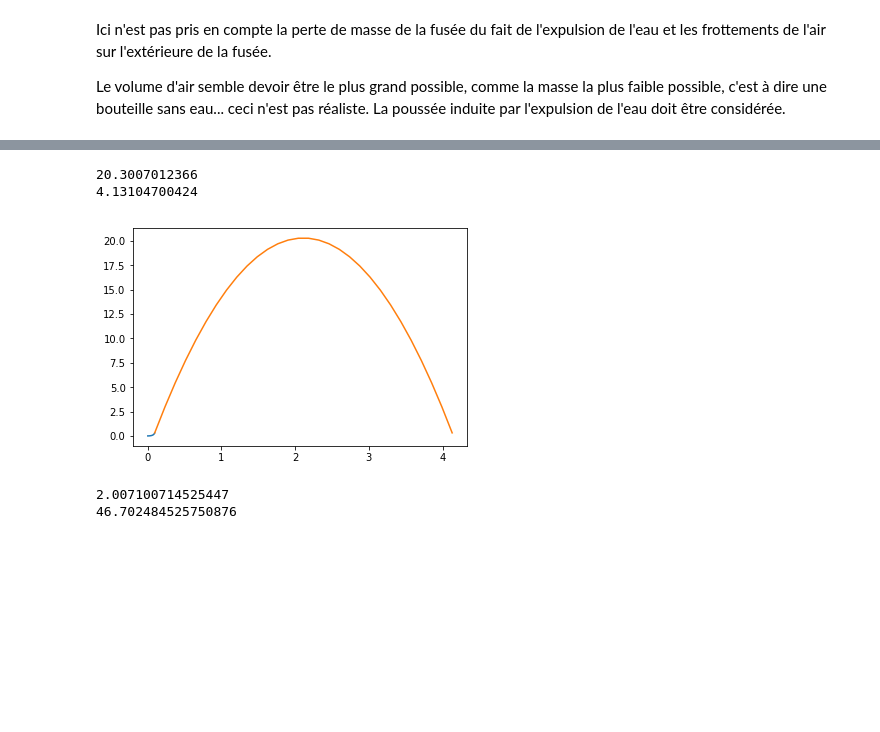
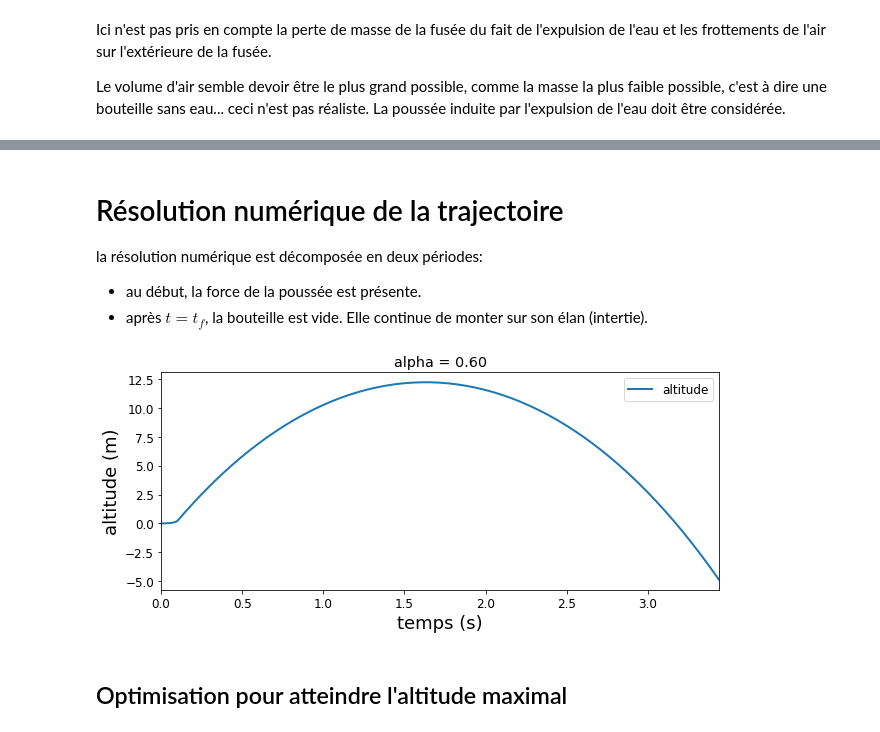
Before and after one commit to xdze2/xdze2.github.io-src, a Jupyter notebook: content/physique/fusee.ipynb, the cells around one changed output, grey strips where cells are left out. Cells and saved outputs as stored; diff of their text form; code cells hidden in the pictures; blank space fills up the shorter version.

```diff
--- a/content/physique/fusee.ipynb
+++ b/content/physique/fusee.ipynb
@@ -274,2 +303,8 @@ integration numérique jusqu'à $t_f$, puis une autre si trainé
+# %% [markdown]
+# Résolution numérique de la trajectoire
+
+la résolution numérique est décomposée en deux périodes:
+- au début, la force de la poussée est présente.
+- après $t=t_f$, la bouteille est vide. Elle continue de monter sur son élan (intertie).
 # %%
 from scipy.integrate import odeint
@@ -302,25 +310,0 @@ sol = odeint( dYdt, y0, t_span, args=(F,)  )
-# %%
-z0, v0 = sol[-1, 0], sol[-1, 1]
-z_max = v0**2/2/F.g + z0
-tf_balistique = 2*v0/F.g + F.tf
-
-print( z_max )
-print( tf_balistique )
-
-t_spanb = np.linspace( F.tf, tf_balistique, 30 )
-y0b = sol[-1, :]
-sol_balistique = odeint( dYdt_balistique, y0b, t_spanb, args=(F,)  )
-# %% [output]
-20.3007012366
-4.13104700424
-# %%
-plt.plot( t_span , sol[:, 0] );
-plt.plot( t_spanb , sol_balistique[:, 0] );
-# %% [output]
-[figure, removed]
-# %%
-print( F.volume )
-print( F.Fp0() )
-# %% [output]
-2.007100714525447
-46.702484525750876
@@ -326,0 +338,48 @@ print( F.Fp0() )
+# %%
+def simulateur( rocket ):
+    ''' Simule le lancement de la fusée
+        retourne le temps, et Y = [position, vitesse]
+    '''
+    N_poussee = 29 # nombre de points
+    Y0 = [0, 0]  # altitude et vitesse initiale
+
+    tempsPoussee = np.linspace( 0, rocket.tf, N_poussee ) # vecteur temps
+    # solve:
+    Ypoussee = odeint( dYdt_poussee, y0, tempsPoussee, args=(rocket,)  )
+
+    # Calcul du temps de fin de la pédiode balistique:
+    z0, v0 = Ypoussee[-1, 0], Ypoussee[-1, 1]
+    z_max = v0**2/2./rocket.g + z0 # altitude maximal purement balistique (pas de frottement)
+    tf_balistique = 2*v0/rocket.g + rocket.tf
+
+    N_balistique = 121 # nombre de points
+    tempsBalistique = np.linspace( rocket.tf, tf_balistique, N_balistique )
+    Y0 = Ypoussee[-1, :] # le dernier état devient l'état initial
+    Ybalistique = odeint( dYdt_balistique, Y0, tempsBalistique, args=(rocket,) )
+
+    temps = np.concatenate((tempsPoussee, tempsBalistique[1:]), axis=0)
+    Y = np.concatenate((Ypoussee, Ybalistique[1:, :]), axis=0)
+
+    return temps, Y
+# %%
+rocketParams = {'P_0':4e5,
+                'alpha':.6,
+                'D':88e-3,
+                'd':26e-3,
+                'L':330e-3,
+                'mVide':.1,
+                'rho':1000,
+                'Cx':.3 }
+
+rocket = WaterRocket( **rocketParams )
+temps, Y = simulateur( rocket )
+
+plt.figure(figsize=(10, 4)); plt.title('alpha = %.2f'%rocket.alpha);
+plt.plot( temps, Y[:, 0], '-', label=u'altitude' );
+plt.xlabel('temps (s)'); plt.ylabel(u'altitude (m)');
+plt.xlim([0, temps[-1]]);
+plt.legend();
+# %% [output]
+[figure, added]
+# %% [markdown]
+## Optimisation pour atteindre l'altitude maximal
```
Also changed, not shown: parts of 53 cells of this notebook.
